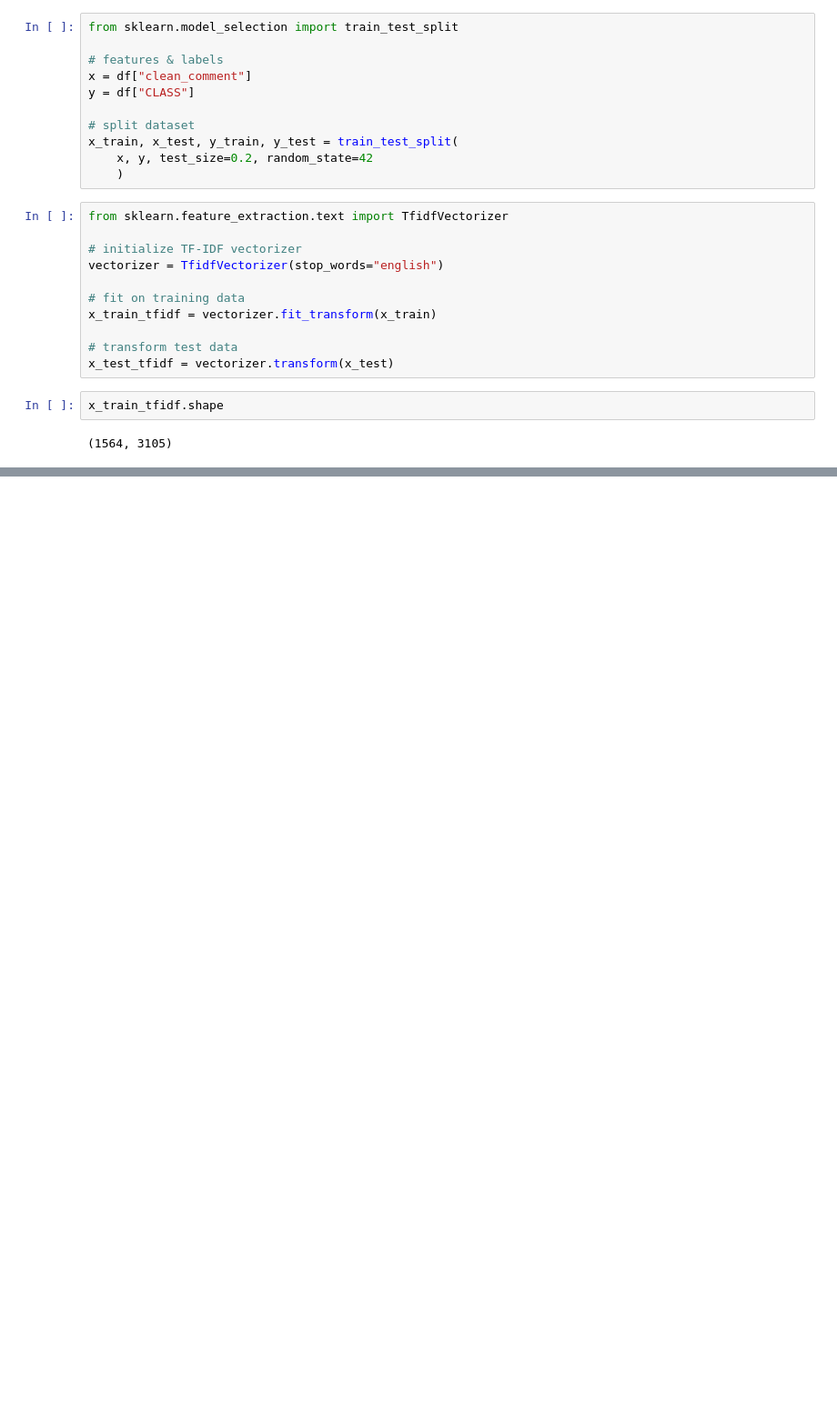
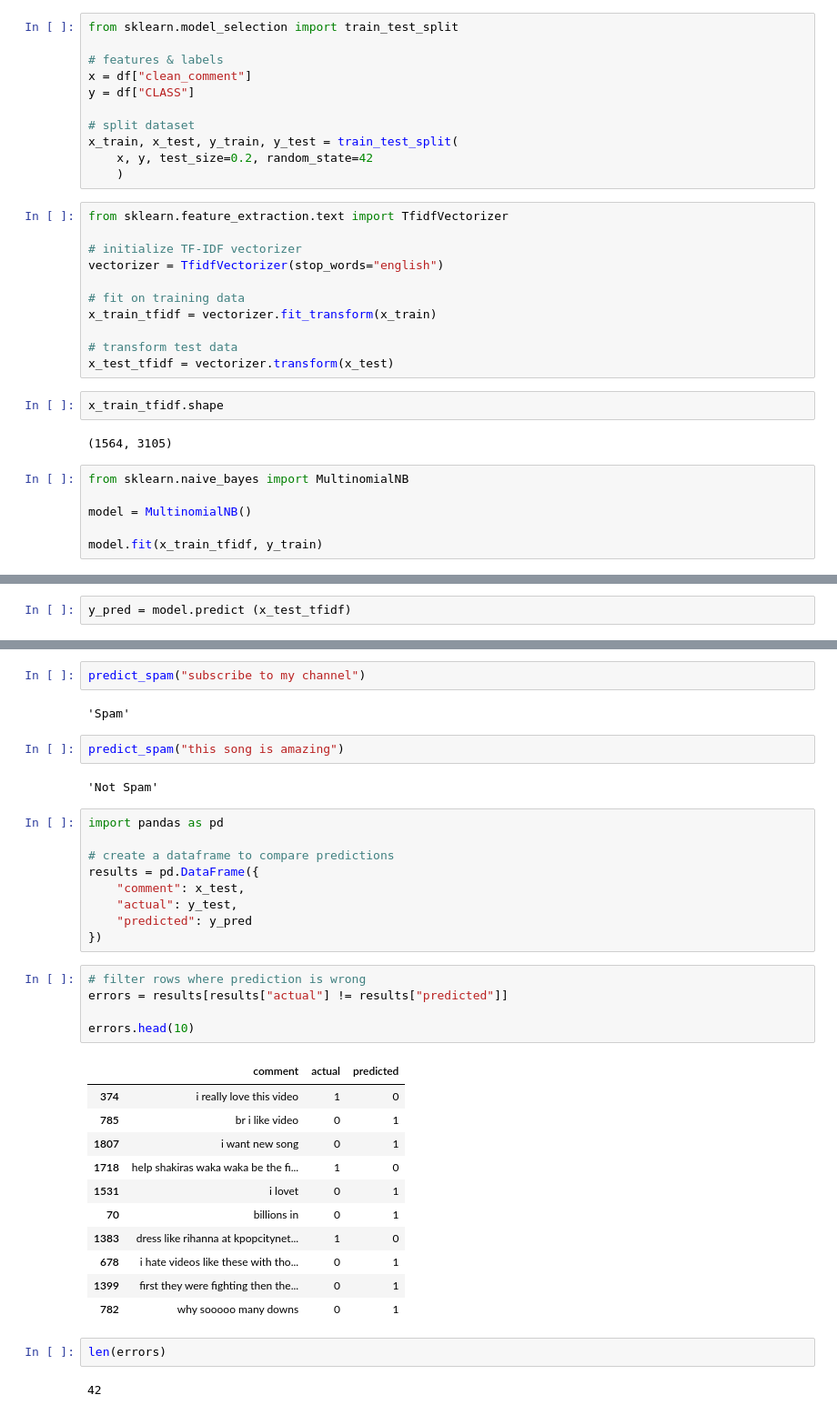
Before and after one commit to Amiralious/youtube-spam-classifier, a Jupyter notebook: notebooks/spam_detection.ipynb, the cells around one changed output, grey strips where cells are left out. Shown at 91% size. Cells and saved outputs as stored; diff of their text form; blank space fills up the shorter version.

```diff
--- a/notebooks/spam_detection.ipynb
+++ b/notebooks/spam_detection.ipynb
@@ -133,3 +133,9 @@ x_test_tfidf = vectorizer.transform(x_test)
 x_train_tfidf.shape
 # %% [output]
 (1564, 3105)
+# %%
+from sklearn.naive_bayes import MultinomialNB
+
+model = MultinomialNB()
+
+model.fit(x_train_tfidf, y_train)
@@ -135,0 +144,2 @@ x_train_tfidf.shape
+# %%
+y_pred = model.predict (x_test_tfidf)
@@ -135,0 +209,38 @@ x_train_tfidf.shape
+# %%
+predict_spam("subscribe to my channel")
+# %% [output]
+'Spam'
+# %%
+predict_spam("this song is amazing")
+# %% [output]
+'Not Spam'
+# %%
+import pandas as pd
+
+# create a dataframe to compare predictions
+results = pd.DataFrame({
+    "comment": x_test,
+    "actual": y_test,
+    "predicted": y_pred
+})
+# %%
+# filter rows where prediction is wrong
+errors = results[results["actual"] != results["predicted"]]
+
+errors.head(10)
+# %% [output]
+|  | comment | actual | predicted |
+| 374 | i really love this video | 1 | 0 |
+| 785 | br i like video | 0 | 1 |
+| 1807 | i want new song | 0 | 1 |
+| 1718 | help shakiras waka waka be the fi... | 1 | 0 |
+| 1531 | i lovet | 0 | 1 |
+| 70 | billions in | 0 | 1 |
+| 1383 | dress like rihanna at kpopcitynet... | 1 | 0 |
+| 678 | i hate videos like these with tho... | 0 | 1 |
+| 1399 | first they were fighting then the... | 0 | 1 |
+| 782 | why sooooo many downs | 0 | 1 |
+# %%
+len(errors)
+# %% [output]
+42
```
Also changed, not shown: parts of 19 cells of this notebook.
